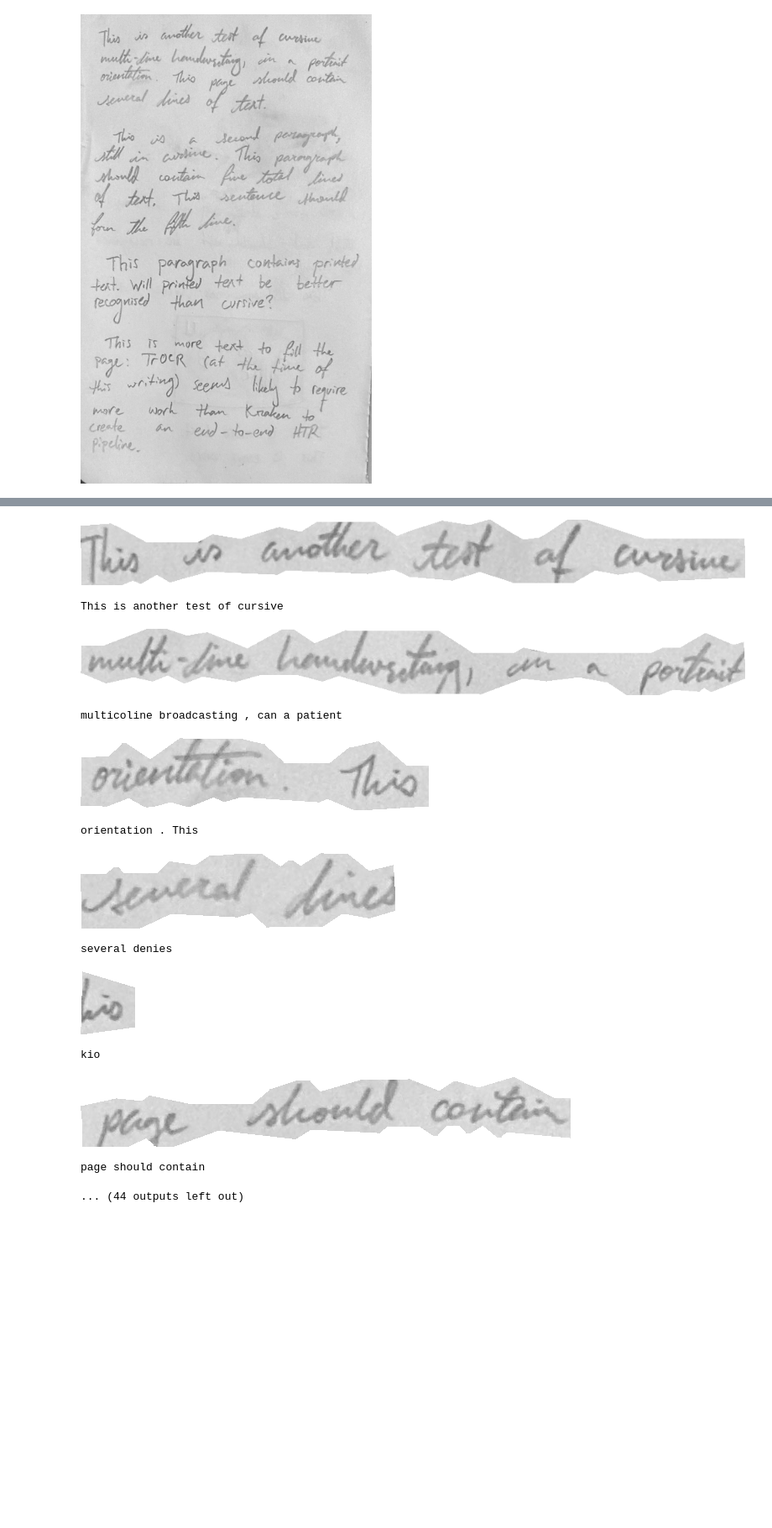
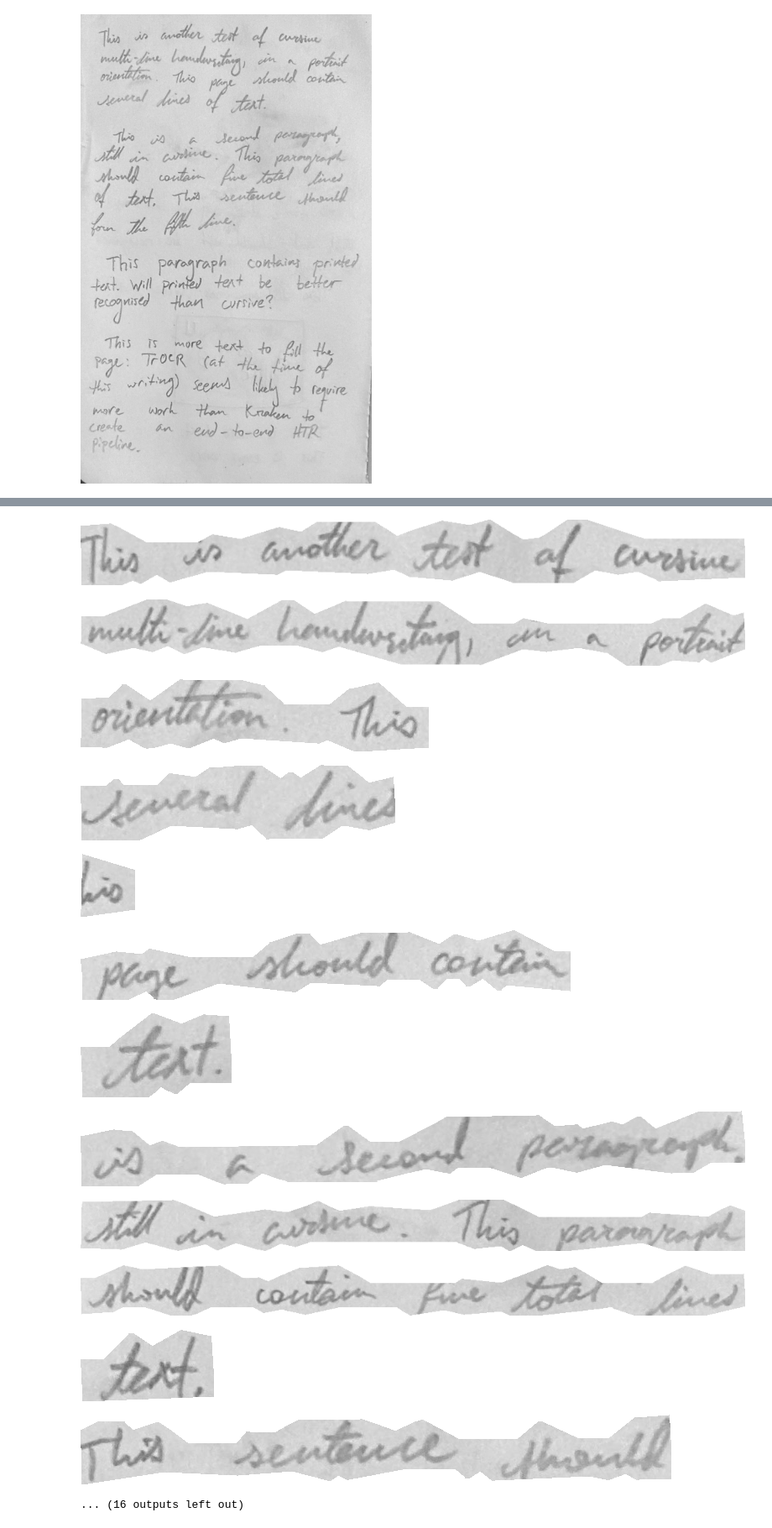
Before and after one commit to personalizedrefrigerator/trocr_finetuning, a Jupyter notebook: pipeline/example.ipynb, the cells around one changed output, grey strips where cells are left out. Shown at 84% size. Saved outputs shown, nothing was run; the diff lists cells and outputs as text; code cells hidden in the pictures; blank space fills up the shorter version.

```diff
--- a/pipeline/example.ipynb
+++ b/pipeline/example.ipynb
@@ -61,18 +40,19 @@ You should probably TRAIN this model on a down-stream task to be able to use it
-# %%
-for image in segment_image(test_image):
-	display(image)
-	print(infer(image))
-# %% [output]
-[figure, removed]
-This is another test of cursive
-[figure, removed]
-multicoline broadcasting , can a patient
-[figure, removed]
-orientation . This
-[figure, removed]
-several denies
-[figure, removed]
-kio
-[figure, removed]
-page should contain
-... (44 outputs left out)
+# %%
+# For now, this uses the built-in Kraken page segmenter, which seems to only
+# work well for mostly-full pages (as above).
+for line in segment_image(test_image):
+	display(line)
+# %% [output]
+[figure, added]
+[figure, added]
+[figure, added]
+[figure, added]
+[figure, added]
+[figure, added]
+[figure, added]
+[figure, added]
+[figure, added]
+[figure, added]
+[figure, added]
+[figure, added]
+... (16 outputs left out)
```
Also changed, not shown: parts of 7 cells of this notebook, 2 other files.
